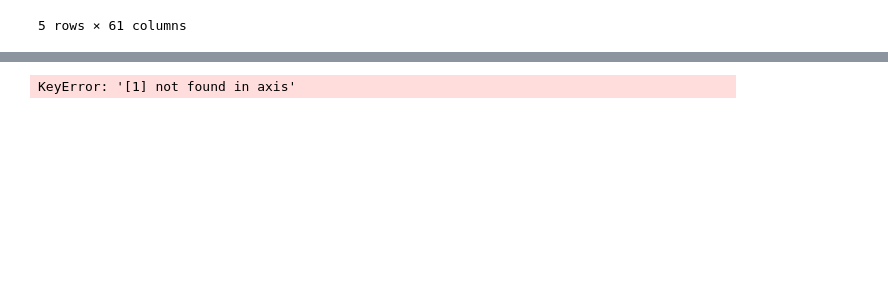
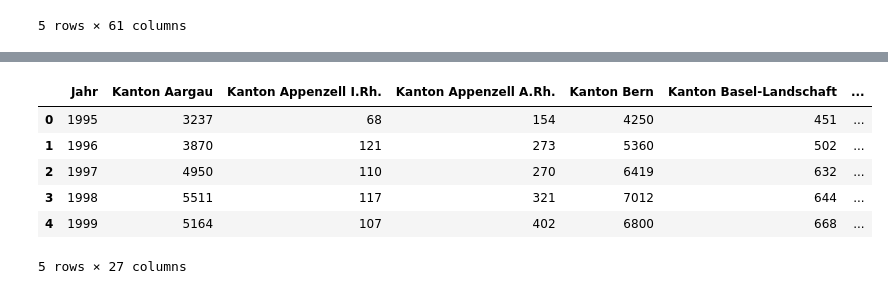
Before and after one commit to GRUPPE-BINA24/Datenspeicher, a Jupyter notebook: Kopie_von_Semesterarbeit_BINA.ipynb, the cells around one changed output, grey strips where cells are left out. Saved outputs shown, nothing was run; the diff lists cells and outputs as text; code cells hidden in the pictures; blank space fills up the shorter version.

```diff
--- a/Kopie_von_Semesterarbeit_BINA.ipynb
+++ b/Kopie_von_Semesterarbeit_BINA.ipynb
@@ -186,17 +164,24 @@ dataLeerstehend_Kanton.drop(dataLeerstehend_Kanton.columns[26:63], axis=1)
-# %%
-#Boxplot für Anzahl Leerstehende Wohnungen nach Kanton erstellen
-
-#zweite Zeile (Kantonsnamen) als Spaltenüberschirft verwenden
-new_columns = dataLeerstehend_Kanton.iloc[0]
-dataLeerstehend_Kanton.columns = new_columns
-
-#zweite Zeile löschen
-
-dataLeerstehend_Kanton = dataLeerstehend.drop([1])
-
-
-
-dataLeerstehend_Kanton.head()
-# %% [output]
-KeyError: '[1] not found in axis'
+# %%
+#neues df erstellen (Import CSV)
+import numpy as np
+import pandas as pd
+import matplotlib.pyplot as plt
+%matplotlib inline
+
+
+df = pd.read_csv('https://raw.githubusercontent.com/GRUPPE-BINA24/Datenspeicher/main/Daten_Kanton_Spalten.csv', header=0)
+
+
+Data_Kanton=df
+
+
+Data_Kanton.head()
+# %% [output]
+|  | Jahr | Kanton Aargau | Kanton Appenzell I.Rh. | Kanton Appenzell A.Rh. | Kanton Bern | Kanton Basel-Landschaft | ... |
+| 0 | 1995 | 3237 | 68 | 154 | 4250 | 451 | ... |
+| 1 | 1996 | 3870 | 121 | 273 | 5360 | 502 | ... |
+| 2 | 1997 | 4950 | 110 | 270 | 6419 | 632 | ... |
+| 3 | 1998 | 5511 | 117 | 321 | 7012 | 644 | ... |
+| 4 | 1999 | 5164 | 107 | 402 | 6800 | 668 | ... |
+5 rows × 27 columns
 # %%
```
Also changed, not shown: parts of 4 cells of this notebook.
